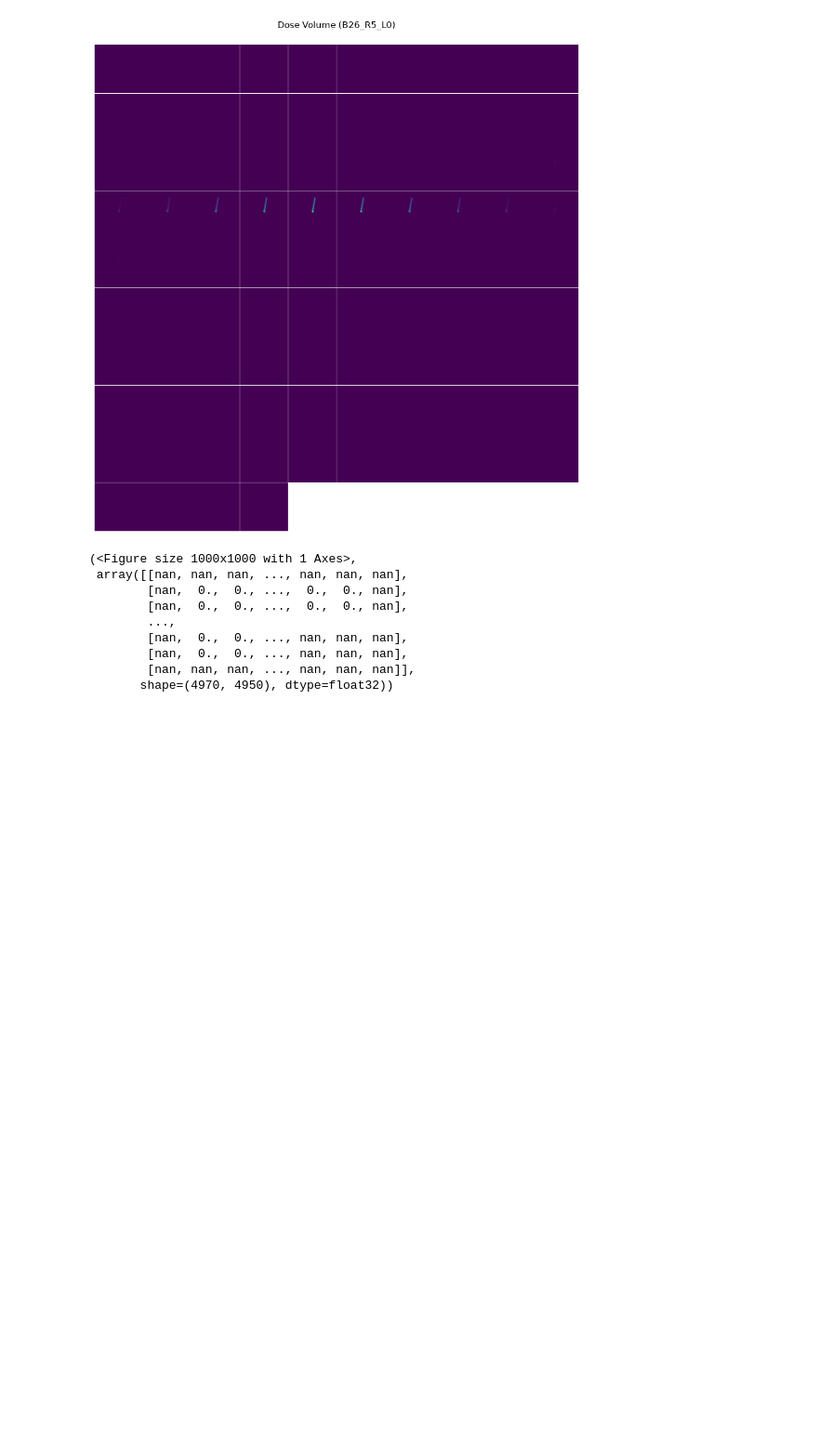
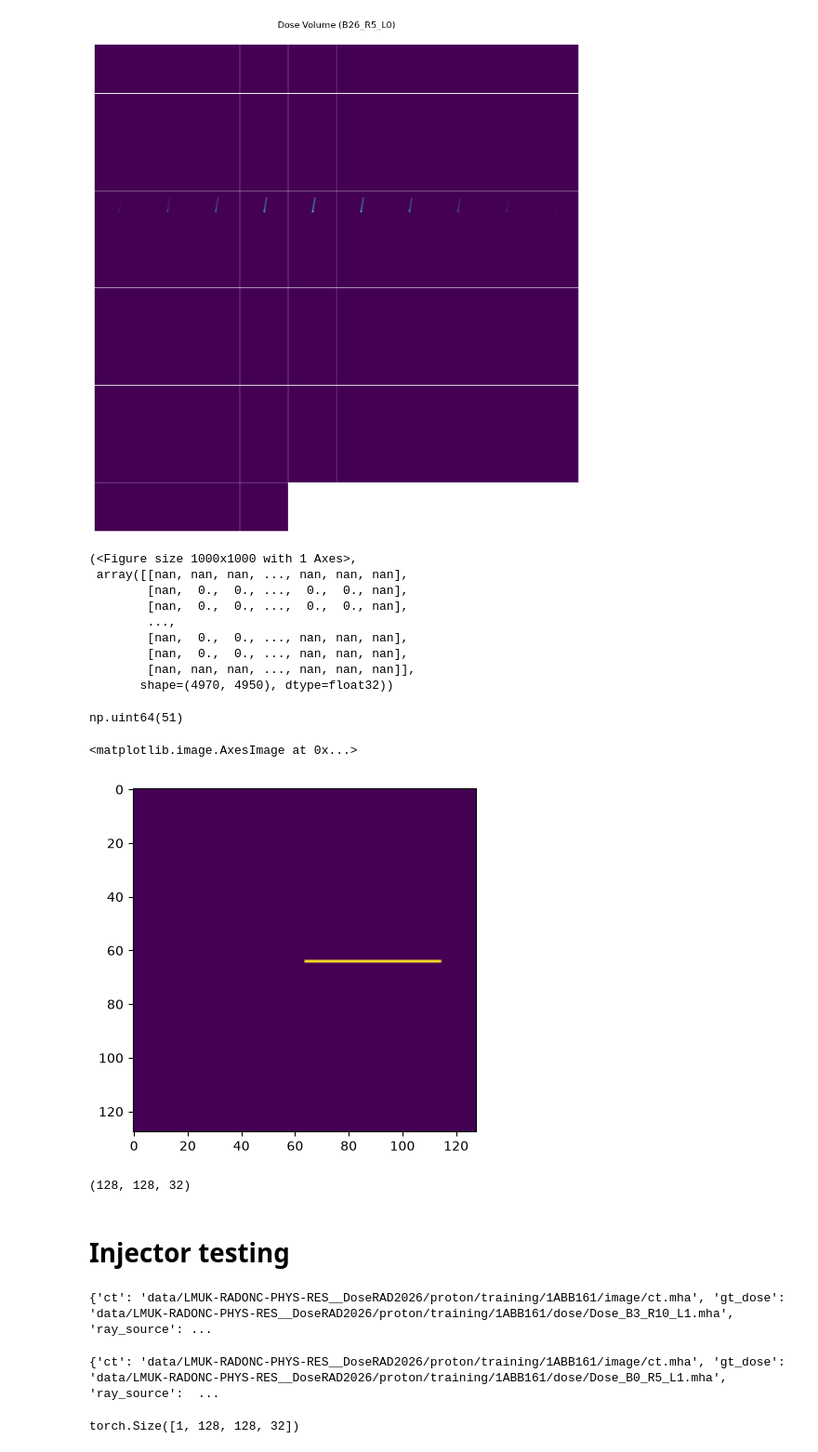
Before and after one commit to Dudgit/nr_dose, a Jupyter notebook: notebooks/atlas.ipynb, the cells around one changed output. Shown at 93% size. Drawn from its saved outputs; the diff is of its cells as text; code cells hidden in the pictures; blank space fills up the shorter version.

Commit message:
physical_prior_added

```diff
--- a/notebooks/atlas.ipynb
+++ b/notebooks/atlas.ipynb
@@ -748,3 +748,30 @@ matshow3d(img, title=f"Dose Volume (B{B}_R{R}_L{L})", frame_dim=2, show=True)
         [nan,  0.,  0., ..., nan, nan, nan],
         [nan, nan, nan, ..., nan, nan, nan]],
        shape=(4970, 4950), dtype=float32))
+# %%
+ray_source = (-30,-40,-33) # x,y,z
+ray_target  = (-30,10,-33) # x,y,z
+# %%
+# create 128x128x32 volume with the segment between ray_source and ray_target set to 1
+nx, ny, nz = 128, 128, 32
+vol = np.zeros((nx, ny, nz), dtype=np.uint8)
+
+p0 = np.array(ray_source, dtype=float)
+p1 = np.array(ray_target, dtype=float)
+
+# Map ray_source to the center voxel so its z coordinate falls on the middle slice
+center = np.array([nx // 2, ny // 2, nz // 2], dtype=float)
+
+# sample along the segment and rasterize into voxel indices
+num_pts = max(int(np.ceil(np.linalg.norm(p1 - p0) * 4)), 10)
+pts = np.linspace(p0, p1, num_pts)
+vox_idxs = np.round(center + (pts - p0)).astype(int)
+
+for x, y, z in vox_idxs:
+    if 0 <= x < nx and 0 <= y < ny and 0 <= z < nz:
+        vol[x, y, z] = 1
+
+line_volume128 = vol  # result: shape (128,128,32), 1 inside segment, 0 elsewhere
+line_volume128.sum()
+# %% [output]
+np.uint64(51)
@@ -750,0 +780,11 @@ matshow3d(img, title=f"Dose Volume (B{B}_R{R}_L{L})", frame_dim=2, show=True)
+# %%
+plt.imshow(line_volume128[:,:,16])
+# %% [output]
+<matplotlib.image.AxesImage at 0x...>
+[figure, added]
+# %%
+line_volume128.shape
+# %% [output]
+(128, 128, 32)
+# %% [markdown]
+# Injector testing
@@ -750,0 +849,18 @@ matshow3d(img, title=f"Dose Volume (B{B}_R{R}_L{L})", frame_dim=2, show=True)
+# %%
+import json
+from monai.transforms import Compose, LoadImaged, EnsureTyped, EnsureChannelFirstd, Spacingd, ResizeWithPadOrCropd, Lambdad, ScaleIntensityRanged, CenterSpatialCropd
+transforms = Compose([
+    LoadImaged(keys=["ct","gt_dose"], image_only=False),
+    EnsureChannelFirstd(keys=["ct", "gt_dose"]),
+    ExtractSlabsAroundZ(keys=["ct", "gt_dose"], source_key="ray_source", slice_radius=15),
+    EnsureTyped(keys = ['ray_source',"ray_target"],dtype=torch.float32)
+
+])
+
+jsons = json.load(open('data/train.json', "r"))
+sample_dict = jsons[111]
+print(sample_dict)
+#data = transforms(sample_dict)
+#img,metadata = data["HU"], data["HU_meta_dict"]
+# %% [output]
+{'ct': 'data/LMUK-RADONC-PHYS-RES__DoseRAD2026/proton/training/1ABB161/image/ct.mha', 'gt_dose': 'data/LMUK-RADONC-PHYS-RES__DoseRAD2026/proton/training/1ABB161/dose/Dose_B3_R10_L1.mha', 'ray_source': ...
@@ -750,0 +1034,18 @@ matshow3d(img, title=f"Dose Volume (B{B}_R{R}_L{L})", frame_dim=2, show=True)
+# %%
+transforms = Compose([
+    LoadImaged(keys=["ct","gt_dose"], image_only=False),
+    EnsureChannelFirstd(keys=["ct", "gt_dose"]),
+    ExtractSlabsAroundZ(keys=["ct", "gt_dose"], source_key="ray_source", slice_radius=15),
+    Spacingd(keys=["ct", "gt_dose"], pixdim=data_cfg['pixdim'], mode='trilinear'), # pixdim = [4.0, 4.0, 3.0]
+    ResizeWithPadOrCropd(keys=["ct", "gt_dose"], spatial_size=data_cfg['roi_size']), #roi_size = [128, 128, 32]
+    InjectGaussianBeamPriord(keys =['ct'],source_key="ray_source", target_key="ray_target", ref_key="ct", sigma=4.0, flip_lps_to_ras = True),
+    EnsureTyped(keys=["ct", "gt_dose", "condition"],track_meta=False,dtype=torch.float32),
+    EnsureTyped(keys = ['ray_source',"ray_target"],dtype=torch.float32)
+
+])
+
+jsons = json.load(open('data/train.json', "r"))
+sample_dict = jsons[11]
+print(sample_dict)
+# %% [output]
+{'ct': 'data/LMUK-RADONC-PHYS-RES__DoseRAD2026/proton/training/1ABB161/image/ct.mha', 'gt_dose': 'data/LMUK-RADONC-PHYS-RES__DoseRAD2026/proton/training/1ABB161/dose/Dose_B0_R5_L1.mha', 'ray_source':  ...
@@ -750,0 +1054,4 @@ matshow3d(img, title=f"Dose Volume (B{B}_R{R}_L{L})", frame_dim=2, show=True)
+# %%
+data['geometric_prior'].shape
+# %% [output]
+torch.Size([1, 128, 128, 32])
```
Also changed, not shown: parts of 10 cells of this notebook, 6 other files.
